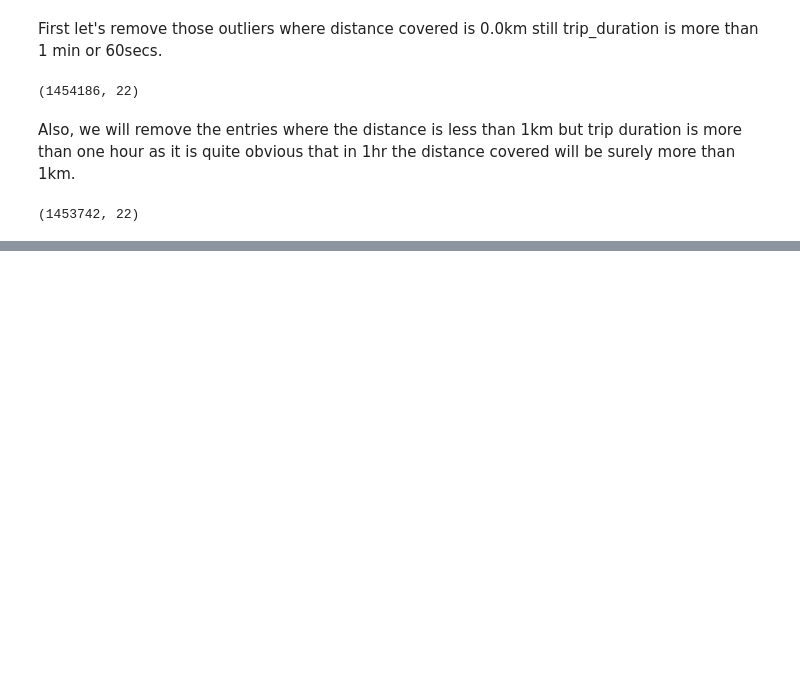
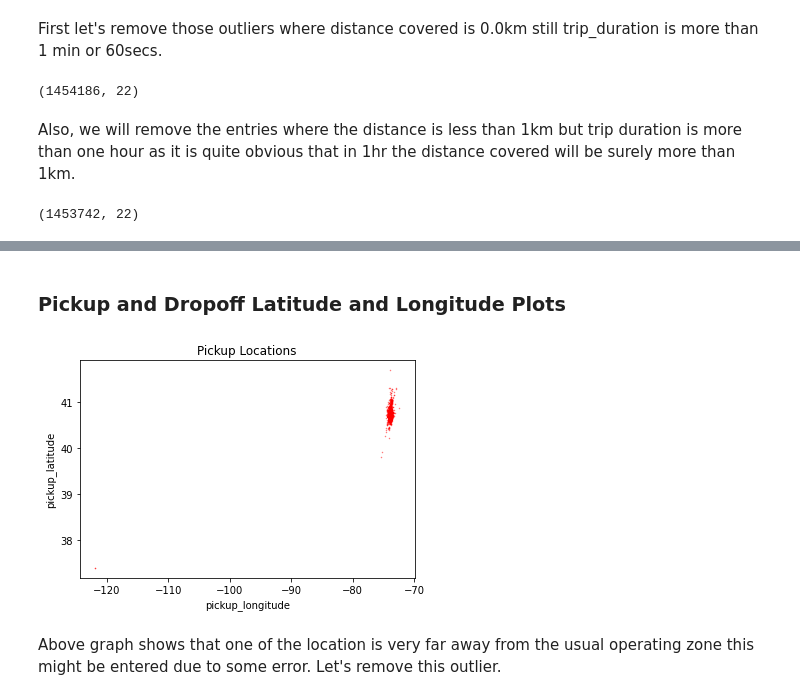
Before and after one commit to Prashant-Shaw/NYC-Taxi-Trip-Time-Prediction, a Jupyter notebook: NYC_Taxi_Trip_Time_Prediction_Capstone_Project.ipynb, the cells around one changed output, grey strips where cells are left out. Cells and saved outputs as stored; diff of their text form; code cells hidden in the pictures; blank space fills up the shorter version.

```diff
--- a/NYC_Taxi_Trip_Time_Prediction_Capstone_Project.ipynb
+++ b/NYC_Taxi_Trip_Time_Prediction_Capstone_Project.ipynb
@@ -701,0 +704,3 @@ nyc_taxi_df.shape
+# %%
+nyc_taxi_df = nyc_taxi_df[~((nyc_taxi_df['distance'] <= 75.0) & (nyc_taxi_df['trip_duration']>=30000))]
+nyc_taxi_df.shape
@@ -705,0 +715,13 @@ trip_duration_vs_distance()
+# %% [markdown]
+### **Pickup and Dropoff Latitude and Longitude Plots**
+# %%
+#Plotting the pickup latitude and longitude.
+nyc_taxi_df.plot(kind='scatter', x='pickup_longitude',y='pickup_latitude', color='red', s=0.1, alpha =1)
+plt.title('Pickup Locations')
+plt.xlabel("pickup_longitude")
+plt.ylabel("pickup_latitude")
+plt.show()
+# %% [output]
+[figure, added]
+# %% [markdown]
+Above graph shows that one of the location is very far away from the usual operating zone this might be entered due to some error. Let's remove this outlier.
```
Also changed, not shown: parts of 13 cells of this notebook.
